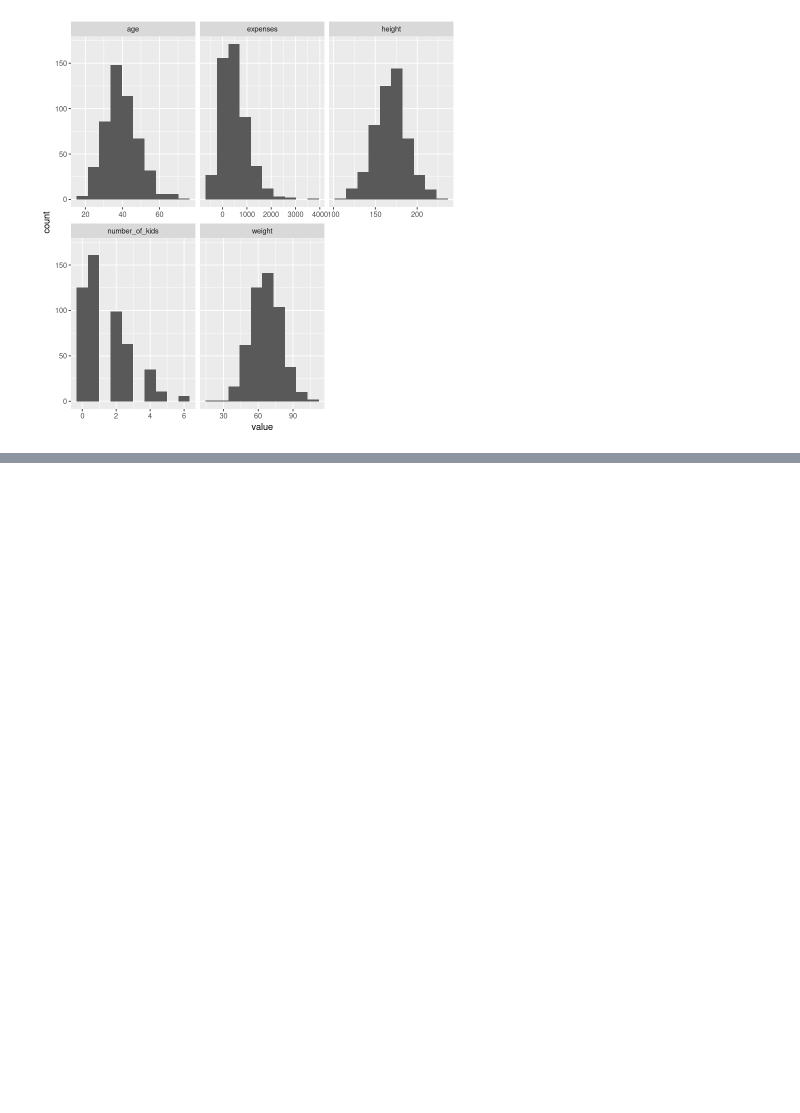
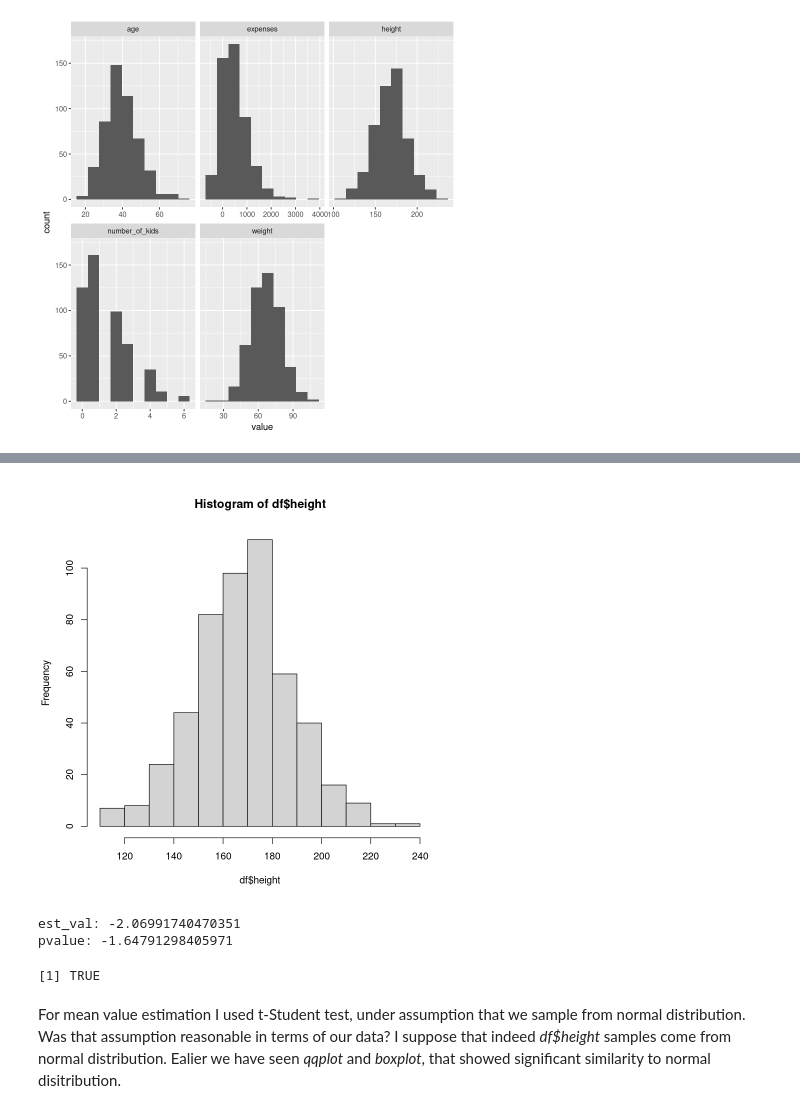
Before and after one commit to bieganski/stat, a Jupyter notebook: ex1/solution.ipynb, the cells around one changed output, grey strips where cells are left out. Cells and saved outputs as stored; diff of their text form; code cells hidden in the pictures; blank space fills up the shorter version.

```diff
--- a/ex1/solution.ipynb
+++ b/ex1/solution.ipynb
@@ -83,0 +146,39 @@ ggplot(gather(df[quantitive]), aes(value)) +
+# %%
+hist(df$height)
+# %% [output]
+[figure, added]
+# %%
+# Calculate p-values for thesis about E(df$height) = 170, Med(df$height) = 165
+
+#
+### Assumptions:
+#
+# X ~ Norm(u, sig)
+# u, sig - unknown
+
+X = df$height
+N = length(X)
+
+# H1: u0 < 170
+u0 = 170
+
+est_val = (mean(X) - u0) * sqrt((N - 1) * N) / sqrt(sum((X - mean(X)) ** 2))
+
+p = function(x) {print(glue(x, .envir=environment()))}
+
+reject_h0 = function(est_val, threshold) {
+    pvalue = -qt(1-threshold, df=N-1)
+
+    print(glue("est_val: {est_val}", .envir=environment()))
+    print(glue("pvalue: {pvalue}", .envir=environment()))
+    est_val <= pvalue
+}
+
+reject_h0(est_val, threshold=0.05)
+# %% [output]
+est_val: -2.06991740470351
+pvalue: -1.64791298405971
+[1] TRUE
+# %% [markdown]
+For mean value estimation I used t-Student test, under assumption that we sample from normal distribution. Was that assumption reasonable in terms of our data?
+I suppose that indeed _df$height_ samples come from normal distribution. Ealier we have seen _qqplot_ and _boxplot_, that showed significant similarity to normal disitribution.
```
Also changed, not shown: parts of 28 cells of this notebook.
